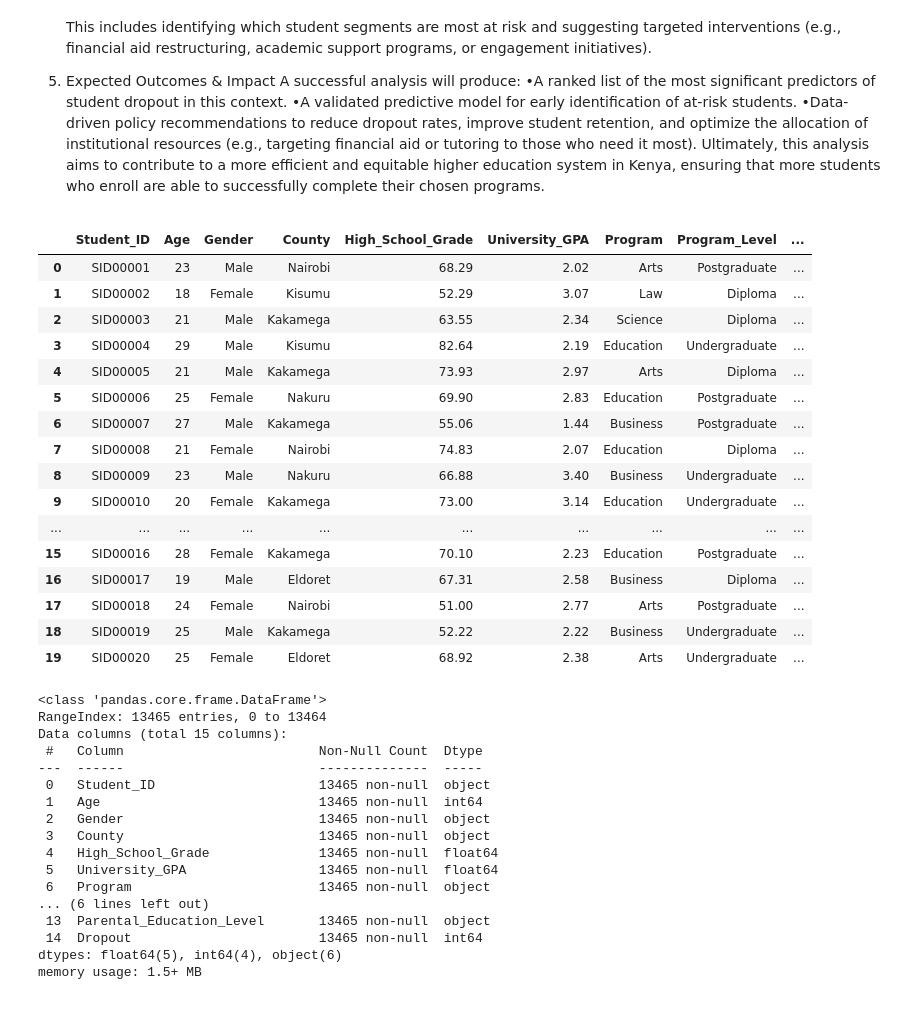
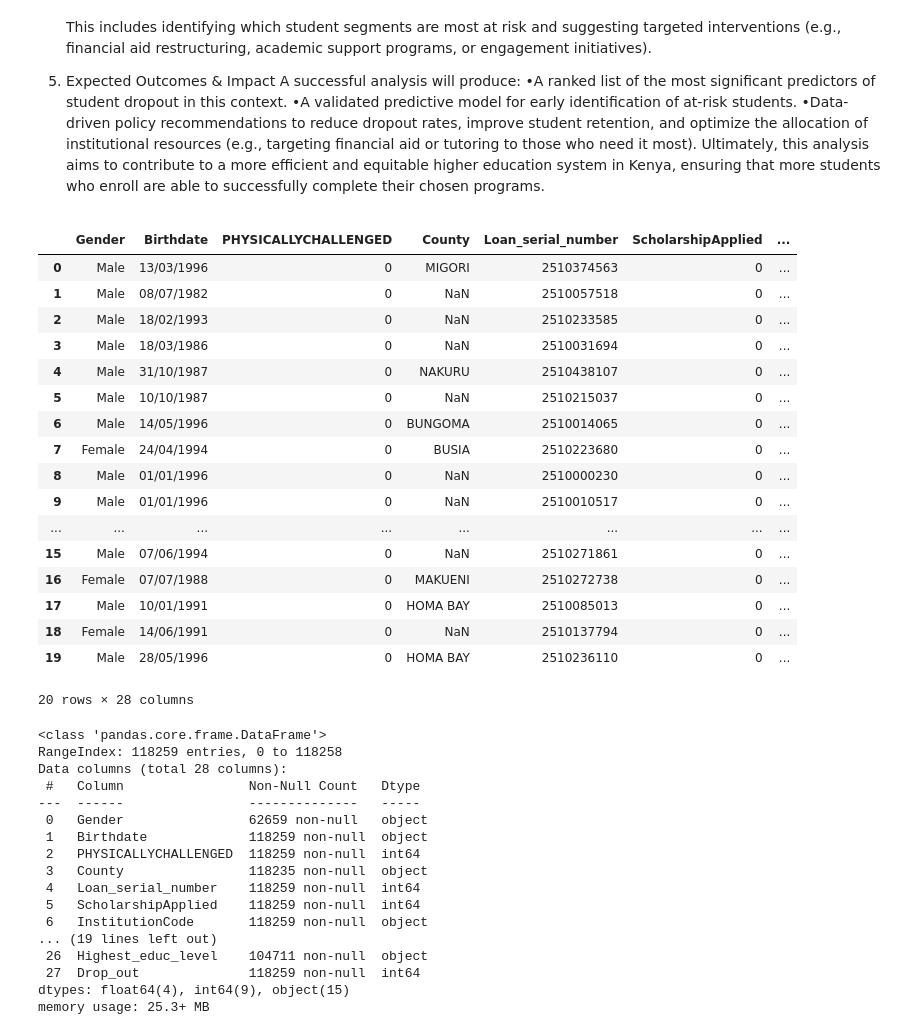
Before and after one commit to geoffreykemboi/Student_dropout_prediction_project, a Jupyter notebook: index.ipynb, the cells around one changed output. Cells and saved outputs as stored; diff of their text form; code cells hidden in the pictures.

```diff
--- a/index.ipynb
+++ b/index.ipynb
@@ -48,48 +48,49 @@ from sklearn.linear_model import LogisticRegression
 from sklearn.ensemble import RandomForestClassifier
 # %%
 # Loading the dataset
-School_df = pd.read_excel("kenyan_student_dropout_data.xlsx")
+School_df = pd.read_csv("kenyan_student_dropout_data.csv")
 School_df.head(20)
 # %% [output]
-|  | Student_ID | Age | Gender | County | High_School_Grade | University_GPA | Program | Program_Level | ... |
-| 0 | SID00001 | 23 | Male | Nairobi | 68.29 | 2.02 | Arts | Postgraduate | ... |
-| 1 | SID00002 | 18 | Female | Kisumu | 52.29 | 3.07 | Law | Diploma | ... |
-| 2 | SID00003 | 21 | Male | Kakamega | 63.55 | 2.34 | Science | Diploma | ... |
-| 3 | SID00004 | 29 | Male | Kisumu | 82.64 | 2.19 | Education | Undergraduate | ... |
-| 4 | SID00005 | 21 | Male | Kakamega | 73.93 | 2.97 | Arts | Diploma | ... |
-| 5 | SID00006 | 25 | Female | Nakuru | 69.90 | 2.83 | Education | Postgraduate | ... |
-| 6 | SID00007 | 27 | Male | Kakamega | 55.06 | 1.44 | Business | Postgraduate | ... |
-| 7 | SID00008 | 21 | Female | Nairobi | 74.83 | 2.07 | Education | Diploma | ... |
-| 8 | SID00009 | 23 | Male | Nakuru | 66.88 | 3.40 | Business | Undergraduate | ... |
-| 9 | SID00010 | 20 | Female | Kakamega | 73.00 | 3.14 | Education | Undergraduate | ... |
-| ... | ... | ... | ... | ... | ... | ... | ... | ... | ... |
-| 15 | SID00016 | 28 | Female | Kakamega | 70.10 | 2.23 | Education | Postgraduate | ... |
-| 16 | SID00017 | 19 | Male | Eldoret | 67.31 | 2.58 | Business | Diploma | ... |
-| 17 | SID00018 | 24 | Female | Nairobi | 51.00 | 2.77 | Arts | Postgraduate | ... |
-| 18 | SID00019 | 25 | Male | Kakamega | 52.22 | 2.22 | Business | Undergraduate | ... |
-| 19 | SID00020 | 25 | Female | Eldoret | 68.92 | 2.38 | Arts | Undergraduate | ... |
+|  | Gender | Birthdate | PHYSICALLYCHALLENGED | County | Loan_serial_number | ScholarshipApplied | ... |
+| 0 | Male | 13/03/1996 | 0 | MIGORI | 2510374563 | 0 | ... |
+| 1 | Male | 08/07/1982 | 0 | NaN | 2510057518 | 0 | ... |
+| 2 | Male | 18/02/1993 | 0 | NaN | 2510233585 | 0 | ... |
+| 3 | Male | 18/03/1986 | 0 | NaN | 2510031694 | 0 | ... |
+| 4 | Male | 31/10/1987 | 0 | NAKURU | 2510438107 | 0 | ... |
+| 5 | Male | 10/10/1987 | 0 | NaN | 2510215037 | 0 | ... |
+| 6 | Male | 14/05/1996 | 0 | BUNGOMA | 2510014065 | 0 | ... |
+| 7 | Female | 24/04/1994 | 0 | BUSIA | 2510223680 | 0 | ... |
+| 8 | Male | 01/01/1996 | 0 | NaN | 2510000230 | 0 | ... |
+| 9 | Male | 01/01/1996 | 0 | NaN | 2510010517 | 0 | ... |
+| ... | ... | ... | ... | ... | ... | ... | ... |
+| 15 | Male | 07/06/1994 | 0 | NaN | 2510271861 | 0 | ... |
+| 16 | Female | 07/07/1988 | 0 | MAKUENI | 2510272738 | 0 | ... |
+| 17 | Male | 10/01/1991 | 0 | HOMA BAY | 2510085013 | 0 | ... |
+| 18 | Female | 14/06/1991 | 0 | NaN | 2510137794 | 0 | ... |
+| 19 | Male | 28/05/1996 | 0 | HOMA BAY | 2510236110 | 0 | ... |
+20 rows × 28 columns
 # %%
 # Showing the general layout of our dataset
 
 School_df.info()
 # %% [output]
 <class 'pandas.core.frame.DataFrame'>
-RangeIndex: 13465 entries, 0 to 13464
-Data columns (total 15 columns):
- #   Column                         Non-Null Count  Dtype
----  ------                         --------------  -----
- 0   Student_ID                     13465 non-null  object
- 1   Age                            13465 non-null  int64
- 2   Gender                         13465 non-null  object
- 3   County                         13465 non-null  object
- 4   High_School_Grade              13465 non-null  float64
- 5   University_GPA                 13465 non-null  float64
- 6   Program                        13465 non-null  object
-... (6 lines left out)
- 13  Parental_Education_Level       13465 non-null  object
- 14  Dropout                        13465 non-null  int64
-dtypes: float64(5), int64(4), object(6)
-memory usage: 1.5+ MB
+RangeIndex: 118259 entries, 0 to 118258
+Data columns (total 28 columns):
+ #   Column                Non-Null Count   Dtype
+---  ------                --------------   -----
+ 0   Gender                62659 non-null   object
+ 1   Birthdate             118259 non-null  object
+ 2   PHYSICALLYCHALLENGED  118259 non-null  int64
+ 3   County                118235 non-null  object
+ 4   Loan_serial_number    118259 non-null  int64
+ 5   ScholarshipApplied    118259 non-null  int64
+ 6   InstitutionCode       118259 non-null  object
+... (19 lines left out)
+ 26  Highest_educ_level    104711 non-null  object
+ 27  Drop_out              118259 non-null  int64
+dtypes: float64(4), int64(9), object(15)
+memory usage: 25.3+ MB
 # %%
 # checking for null values in our dataset
 
```
Also changed, not shown: parts of 13 cells of this notebook.
